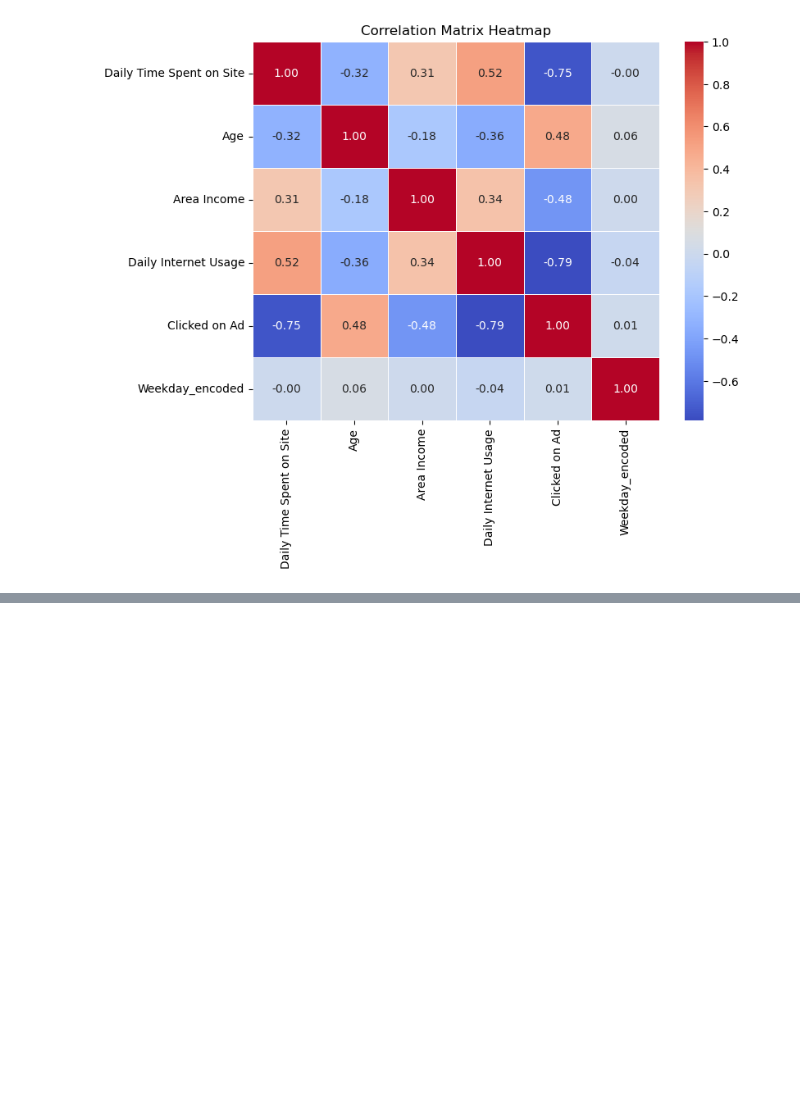
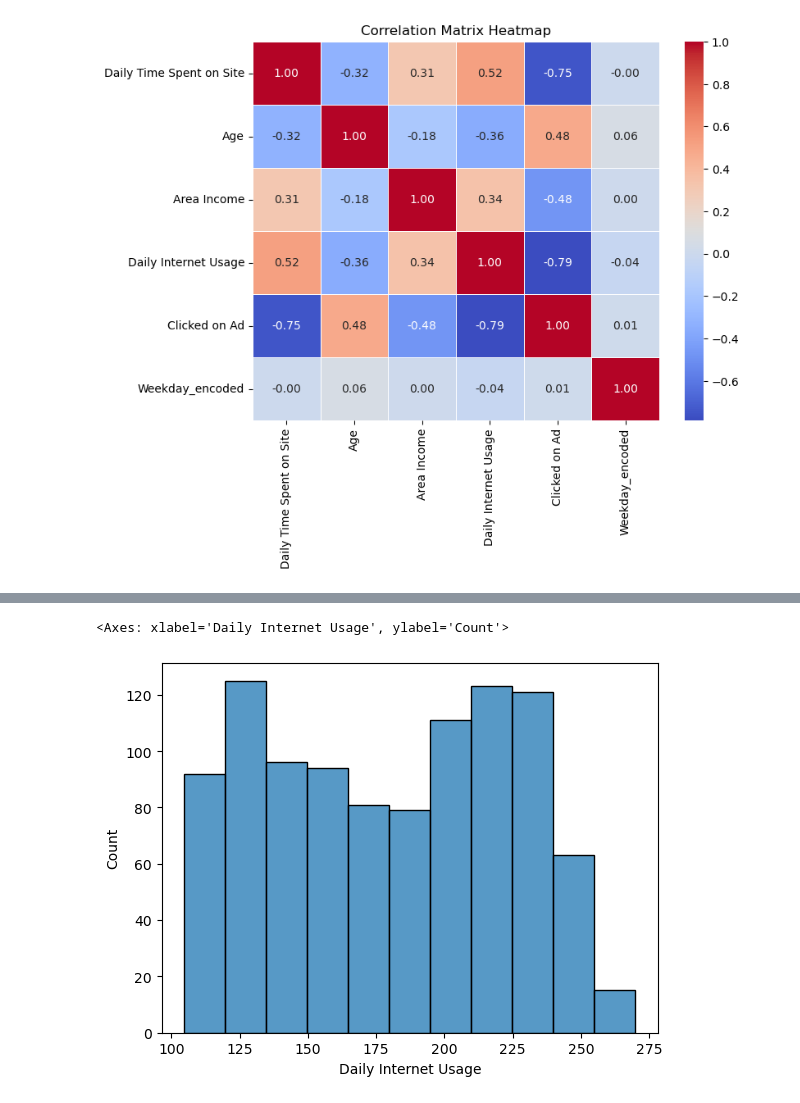
Before and after one commit to namolee/fintech_service, a Jupyter notebook: 06machine_learning/17나이브베이즈_분류분석.ipynb, the cells around one changed output, grey strips where cells are left out. Cells and saved outputs as stored; diff of their text form; code cells hidden in the pictures; blank space fills up the shorter version.

```diff
--- a/06machine_learning/17나이브베이즈_분류분석.ipynb
+++ b/06machine_learning/17나이브베이즈_분류분석.ipynb
@@ -311,0 +311,5 @@ plt.show()
+# %%
+sns.histplot(data['Daily Internet Usage'])
+# %% [output]
+<Axes: xlabel='Daily Internet Usage', ylabel='Count'>
+[figure, added]
```
Also changed, not shown: parts of 26 cells of this notebook, 2 other files.
